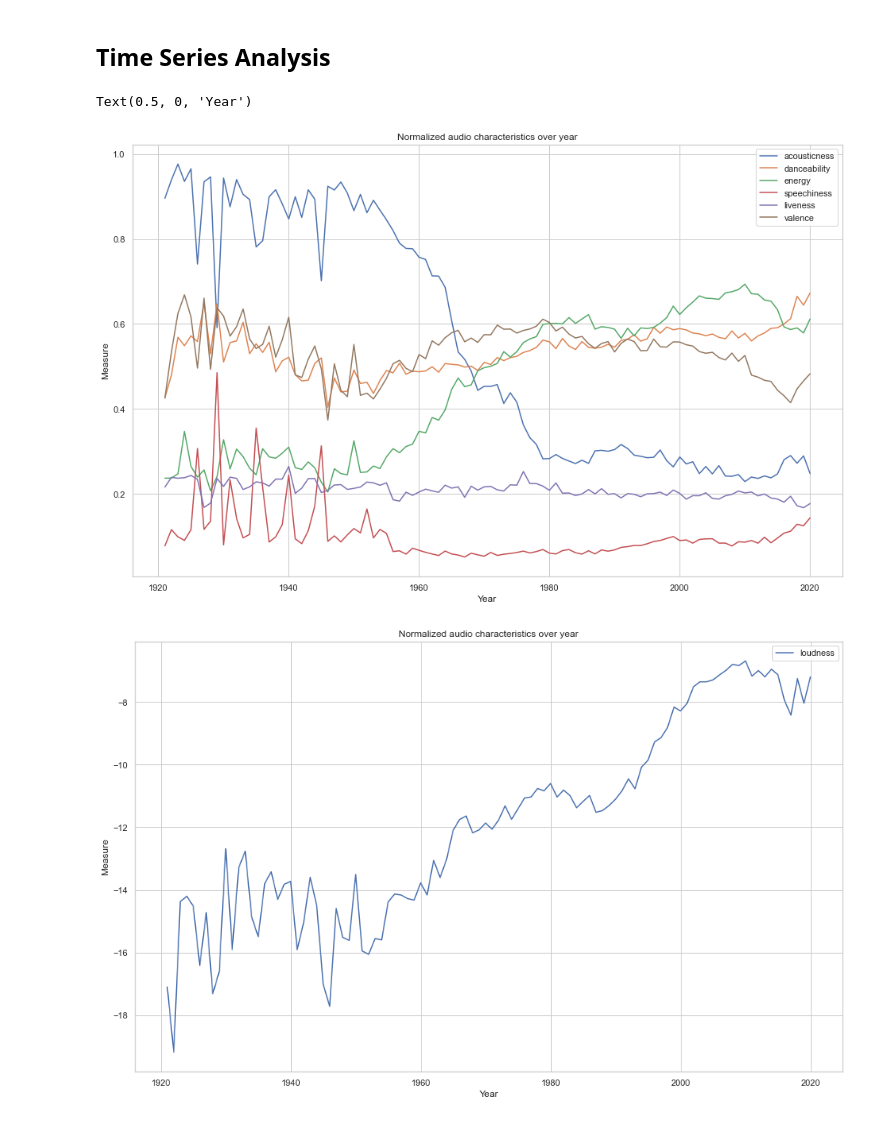
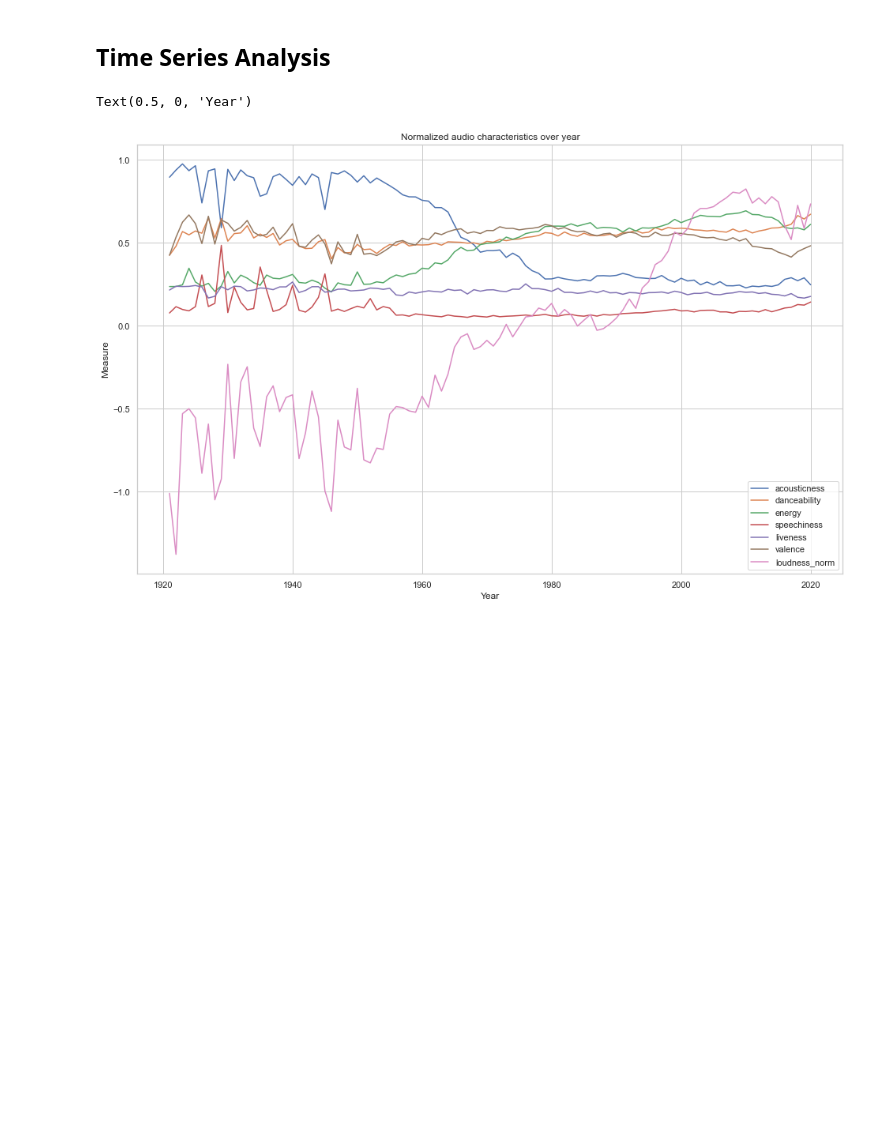
Before and after one commit to dikshagupta414/Spotify_ML_Project-DSCI303, a Jupyter notebook: scripts/Data Exploration.ipynb, the cells around one changed output. Cells and saved outputs as stored; diff of their text form; code cells hidden in the pictures; blank space fills up the shorter version.

```diff
--- a/scripts/Data Exploration.ipynb
+++ b/scripts/Data Exploration.ipynb
@@ -28,19 +42,25 @@ df['temp_norm'] = (df['tempo'] - np.mean(df['tempo'])) / np.std(df['tempo'])
 ## Create bins for years - 'year_bins'
 df['year_bins'] = pd.cut(df['year'], bins=[1920, 1940, 1960, 1980, 2000, 2020], labels=range(5))
 
-print(df['year_bins'])
-print(pd.cut(df['year'], bins=[1920, 1940, 1960, 1980, 2000, 2020]).value_counts())
-# Note: There are roughly 20k songs each in 3-9 bins (1960-2020).
-# (2000.2, 2010.1]      20000
-# (1990.3, 2000.2]      20000
-# (1980.4, 1990.3]      20000
-# (1970.5, 1980.4]      20000
-# (1960.6, 1970.5]      20000
-# (1950.7, 1960.6]      19950
-# (2010.1, 2020.0]      19656
-# (1940.8, 1950.7]      14968
-# (1930.9, 1940.8]       9075
-# (1920.901, 1930.9]     6260
+# print(df['year_bins'])
+# print(pd.cut(df['year'], bins=[1920, 1940, 1960, 1980, 2000, 2020]).value_counts())
+
+
+## Create bins for popularity
+### "popularity_cut" - equal ranges. - 4 bins
+### "popularity_cut_labels" - labeled popularity.
+### "popularity_qcut" - Quantile-based cuts = equal sized bins - 4 bins
+### "popularity_qcut_labels"
+df['popularity_cut'] = pd.cut(df['popularity'], bins=4, labels=range(4))
+df['popularity_cut_labels'] = pd.cut(df['popularity'], bins=4)#labels=['most unpopular','somewhat unpopular', 'somewhat popular','most popular']
+print(pd.cut(df['popularity'], bins=4, labels=range(4))) #'most unpopular' -> 'somewhat unpopular' -> 'somewhat popular' -> 'most popular'
+print(pd.cut(df['popularity'], bins=4).value_counts())
+
+df['popularity_qcut'] = pd.qcut(df['popularity'], q=4, labels=range(4))
+df['popularity_qcut_labels'] = pd.cut(df['popularity'], bins=4) #labels=['most unpopular','somewhat unpopular', 'somewhat popular','most popular'])
+print(pd.qcut(df['popularity'], q=4, labels=range(4))) #'most unpopular' -> 'somewhat unpopular' -> 'somewhat popular' -> 'most popular'
+print(pd.qcut(df['popularity'], q=4).value_counts())
+
 df.to_csv('../archive/final_data.csv')
 # %% [output]
 0         0
@@ -142,24 +160,13 @@ for i in range(len(x_list)):
 # %%
 plt.figure(figsize=(16, 10))
 sns.set(style="whitegrid")
-columns = ["acousticness","danceability","energy","speechiness","liveness","valence"] #"loudness"
+columns = ["acousticness","danceability","energy","speechiness","liveness","valence", "loudness_norm"] #"loudness"
 for col in columns:
     x = df.groupby("year")[col].mean()
     ax= sns.lineplot(x=x.index,y=x,label=col)
 ax.set_title('Normalized audio characteristics over year')
 ax.set_ylabel('Measure')
 ax.set_xlabel('Year')
-
-plt.figure(figsize=(16, 10))
-sns.set(style="whitegrid")
-columns = ["loudness"] #"loudness"
-for col in columns:
-    x = df.groupby("year")[col].mean()
-    ax= sns.lineplot(x=x.index,y=x,label=col)
-ax.set_title('Normalized audio characteristics over year')
-ax.set_ylabel('Measure')
-ax.set_xlabel('Year')
 # %% [output]
 Text(0.5, 0, 'Year')
-[figure, old version]
+[figure, new version]
-[figure, removed]
```
Also changed, not shown: parts of 4 cells of this notebook, 2 other files.
